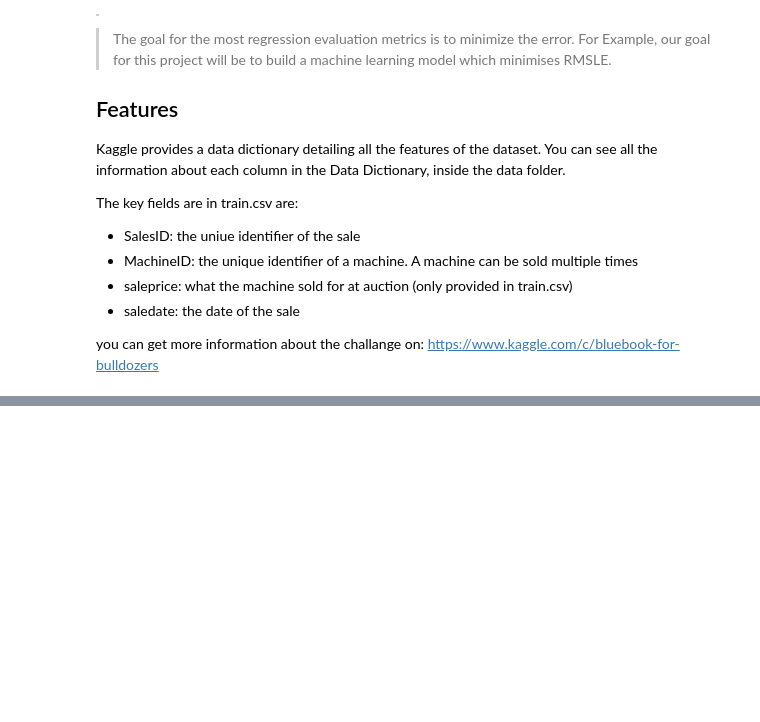
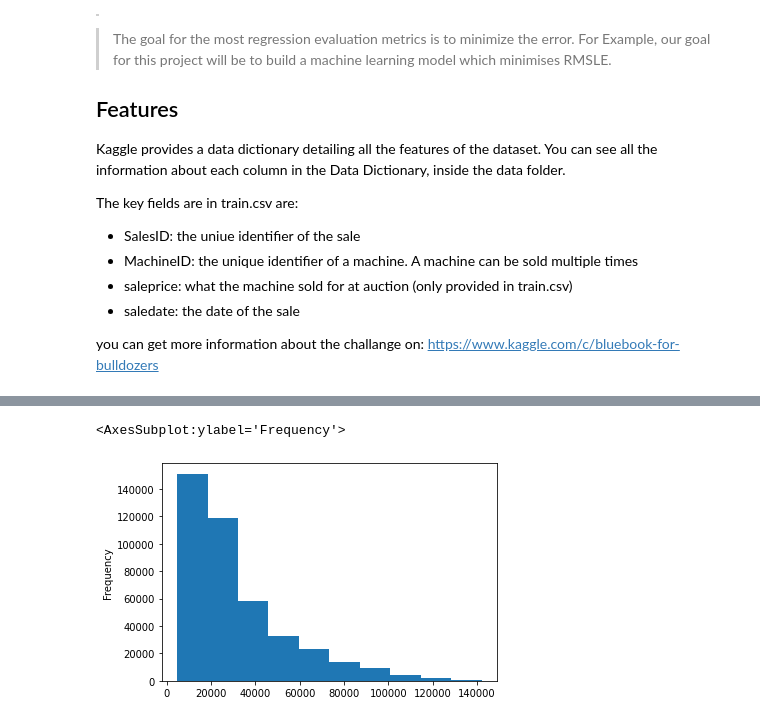
Before and after one commit to chermont04/Bulldozer-price-prediction, a Jupyter notebook: Bulldozer Price Prediction Notebook.ipynb, the cells around one changed output, grey strips where cells are left out. Drawn from its saved outputs; the diff is of its cells as text; code cells hidden in the pictures; blank space fills up the shorter version.

```diff
--- a/Bulldozer Price Prediction Notebook.ipynb
+++ b/Bulldozer Price Prediction Notebook.ipynb
@@ -46,0 +116,5 @@ import sklearn
+# %%
+df.SalePrice.plot.hist()
+# %% [output]
+<AxesSubplot:ylabel='Frequency'>
+[figure, added]
```
Also changed, not shown: parts of 36 cells of this notebook, 1 other file.
